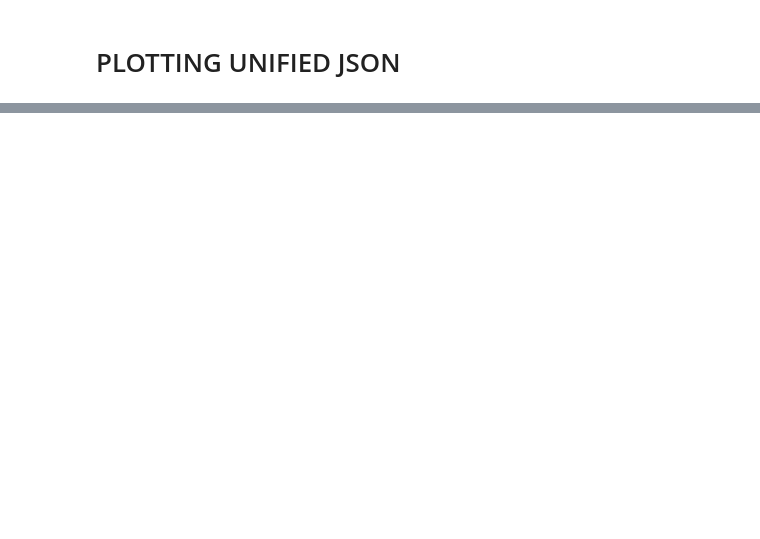
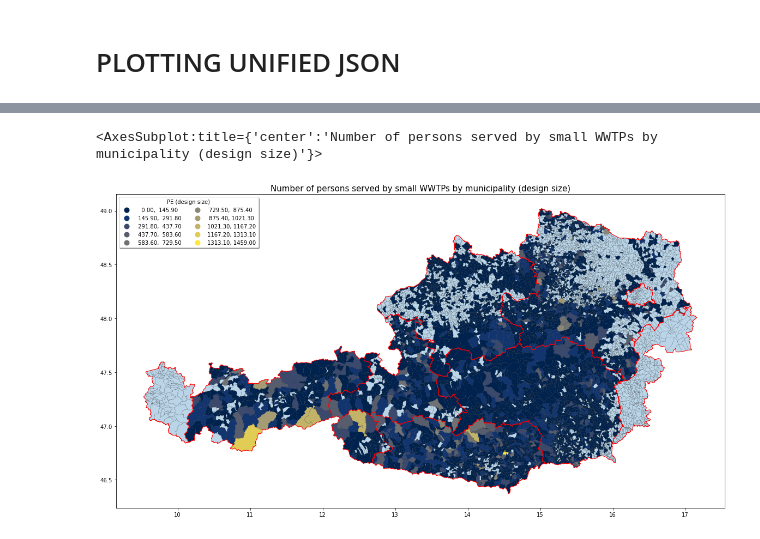
Before and after one commit to anakarpow/Locating-small-wastewater-systems-in-Austria, a Jupyter notebook: unify_plot.ipynb, the cells around one changed output, grey strips where cells are left out. Drawn from its saved outputs; the diff is of its cells as text; code cells hidden in the pictures; blank space fills up the shorter version.

```diff
--- a/unify_plot.ipynb
+++ b/unify_plot.ipynb
@@ -50,22 +52,16 @@ plot(data,basemap,'non-nitrifying','no_nitri' )
 # %%
 #plot for PE
 fig,ax=plt.subplots(1,figsize=(20,30))
-#basemap.plot(ax=ax, alpha=0.3)
-ax.set_title('PE sum per KG', fontsize=15)
+basemap.plot(ax=ax, alpha=0.3)
+ax.set_title('Number of persons served by small WWTPs by municipality (design size)', fontsize=15)
 data.plot(column='sum_PE',cmap='cividis', ax=ax, legend=True, scheme='EqualInterval', k=10,                          # EqualInterval is good
-           legend_kwds={'loc': 'upper left','ncol':2, 'shadow': 'True', 'title': 'PE sum'})                            # cividis good
+           legend_kwds={'loc': 'upper left','ncol':2, 'shadow': 'True', 'title': 'PE (design size)'})                            # cividis good
 
 #plot KG boundaries
-#oebo_base.geometry.boundary.plot(edgecolor='k', linewidth=0.1, ax=ax)
+basemap.geometry.boundary.plot(edgecolor='k', linewidth=0.1, ax=ax)
 
 #print BL boundary
-#BL.exterior.plot(edgecolor='k', linewidth=1, ax=ax)
-
-#get tot extent of data and zoom in to figure
-#minx, miny, maxx, maxy=oebo_base.total_bounds
-#ax.set_xlim(minx-0.01,maxx+0.01)
-#ax.set_ylim(miny-0.01,maxy+0.01)
-
-#only label first 5 bezirke
-#unify.sort_values('sum_PE', inplace=True, ascending=False)
-#unify.head().apply(lambda x: ax.annotate(text=x.KG, xy=x.geometry.centroid.coords[0], ha='center',fontsize='large', fontstyle='oblique', color='black'), axis=1)
+BLs.geometry.boundary.plot(edgecolor='r', linewidth=1, ax=ax)
+# %% [output]
+<AxesSubplot:title={'center':'Number of persons served by small WWTPs by municipality (design size)'}>
+[figure, added]
```
Also changed, not shown: parts of 18 cells of this notebook, 3 other files.
